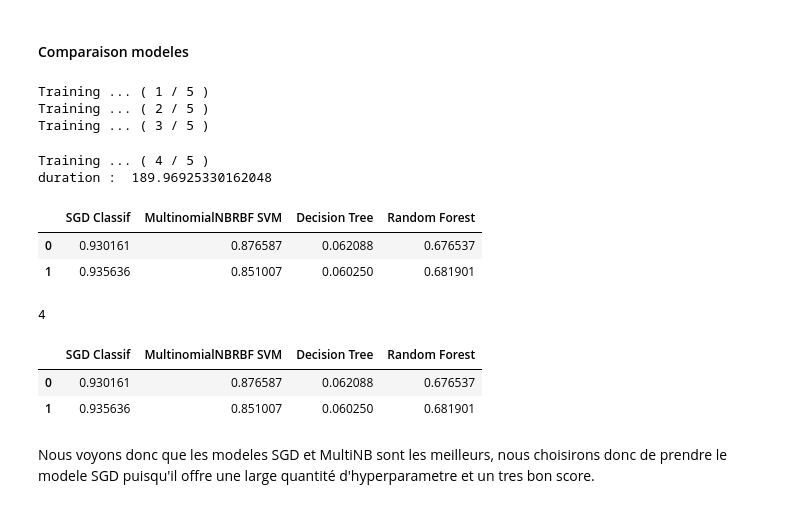
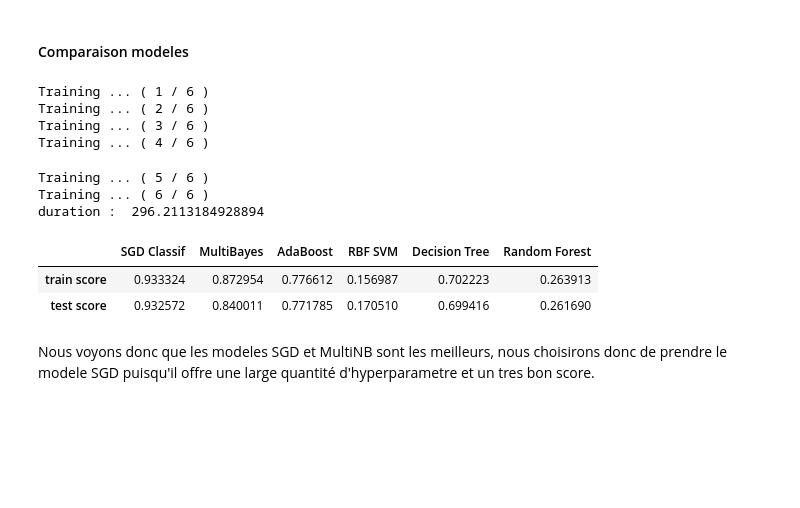
Before and after one commit to kilca/AI-CodingLanguage-Recognition, a Jupyter notebook: IAPA-Projet.ipynb, the cells around one changed output. Drawn from its saved outputs; the diff is of its cells as text; code cells hidden in the pictures; blank space fills up the shorter version.

```diff
--- a/IAPA-Projet.ipynb
+++ b/IAPA-Projet.ipynb
@@ -42,24 +70,13 @@ len_cond = [True if 20<=len(s)<=10000 else False for s in data['content']]
 data = data[len_cond]
 
 # Filtrer
-lang = ['js', 'java', 'php', 'py', 'c', 'sh', 'cpp', 'swift']
+lang = ['js','cs', 'java', 'php', 'py', 'c', 'sh', 'cpp', 'swift']
 data = data[data['lang'].isin(lang)]
 
 data_trim= pd.DataFrame(data=data)
 
-'''
-for l in lang:
-    lang_trim = data[data['lang'] ==l].sample(50000,random_state = 100)
-    data_trim = data_trim.append(lang_trim)
-'''
 # Melanger
 print(data.shape)
 data_shuffle = data_trim.sample(frac=1)
-
-maxim = data_shuffle.shape[0]
-percent = 0.8
-part = int(maxim*percent)
-train = data_shuffle[0:part]
-valid = data_shuffle[part:maxim]
 # %% [output]
 (681919, 2)
@@ -67,3 +84,20 @@ valid = data_shuffle[part:maxim]
+# %%
+def load_subSets(X, ratio_train, ratio_valid):
+    ratio_test = 1 - ratio_train - ratio_valid #
+    assert(ratio_test>0)
+    Ntot   = X.shape[0]
+    Ntrain = int(ratio_train*Ntot)
+    Nvalid = int(ratio_valid*Ntot)
+    Ntest  = Ntot - Ntrain - Nvalid
+    train = X[0: Ntrain].copy()
+    valid = X[Ntrain:Ntrain+Nvalid].copy() # X[-Ntest:] est equivalent
+    test  = X[-Ntest:].copy()
+    return train, valid, test
+
+ratio_train = 0.6
+ratio_valid = 0.3
+
+train, valid, test = load_subSets(data_shuffle, ratio_train, ratio_valid)
 # %%
 print("taille du training : ",train.shape[0])
 print("taille du validation : ",valid.shape[0])
@@ -142,7 +180,7 @@ import time
 
 names = [
         "SGD Classif",
-        "MultiBayes"
+        "MultiBayes",
         "AdaBoost",
         "RBF SVM",
          "Decision Tree",
@@ -150,62 +188,51 @@ names = [
 ]
 
 classifiers = [
-    SGDClassifier(loss='hinge', penalty='l2',
-                      alpha=1e-3, random_state=42,
-                      max_iter=5, tol=None),#good
+    SGDClassifier(max_iter=5, tol=None, alpha=0.001),#good
     MultinomialNB(),#good
     AdaBoostClassifier(n_estimators=5),# ok
     SVC(gamma=2, C=1, max_iter=8),#ok tres long
     DecisionTreeClassifier(max_depth=3),#ok
     RandomForestClassifier(max_depth=3, n_estimators=10, max_features=1)#ok
 
 ]
 
 trainScore = []
 validScore = []
 i =1
 
 t0 = time.time()
 for name, clff in zip(names, classifiers):
     print("Training ... (",i,"/",len(classifiers),")")
     clf = Pipeline([
     ('vect', CountVectorizer()),
     ('tfidf', TfidfTransformer()),
     ('clf', clff),
     ])
     clf.fit(train["content"],train["lang"])
     score = clf.score(train["content"], train["lang"])
     trainScore.append(clf.score(train["content"],train["lang"]))
-    validScore.append(clf.score(valid["content"],valid["lang"]))
+    validScore.append(clf.score(test["content"],test["lang"]))
     i = i+1
 
 
 t1 = time.time()
 total = t1-t0
 print("duration : ",total)
 data= [trainScore, validScore]
-ptable = pd.DataFrame(data, columns=names)
+ptable = pd.DataFrame(data, columns=names,index=["train score","test score"])
 display(ptable)
 # %% [output]
-Training ... ( 1 / 5 )
-Training ... ( 2 / 5 )
-Training ... ( 3 / 5 )
+Training ... ( 1 / 6 )
+Training ... ( 2 / 6 )
+Training ... ( 3 / 6 )
+Training ... ( 4 / 6 )
-Training ... ( 4 / 5 )
-duration :  189.96925330162048
+Training ... ( 5 / 6 )
+Training ... ( 6 / 6 )
+duration :  296.2113184928894
-|  | SGD Classif | MultinomialNBRBF SVM | Decision Tree | Random Forest |
-| 0 | 0.930161 | 0.876587 | 0.062088 | 0.676537 |
-| 1 | 0.935636 | 0.851007 | 0.060250 | 0.681901 |
+|  | SGD Classif | MultiBayes | AdaBoost | RBF SVM | Decision Tree | Random Forest |
+| train score | 0.933324 | 0.872954 | 0.776612 | 0.156987 | 0.702223 | 0.263913 |
+| test score | 0.932572 | 0.840011 | 0.771785 | 0.170510 | 0.699416 | 0.261690 |
-# %%
-pd.set_option('display.expand_frame_repr', False)
-data= [trainScore, validScore]
-print(len(validScore))
-ptable = pd.DataFrame(data, columns=names)
-display(ptable)
-# %% [output]
-4
-|  | SGD Classif | MultinomialNBRBF SVM | Decision Tree | Random Forest |
-| 0 | 0.930161 | 0.876587 | 0.062088 | 0.676537 |
-| 1 | 0.935636 | 0.851007 | 0.060250 | 0.681901 |
 # %% [markdown]
 Nous voyons donc que les modeles SGD et MultiNB sont les meilleurs, nous choisirons donc de prendre le modele SGD puisqu'il offre une large quantité d'hyperparametre et un tres bon score.
 # %% [markdown]
```
Also changed, not shown: parts of 21 cells of this notebook.
